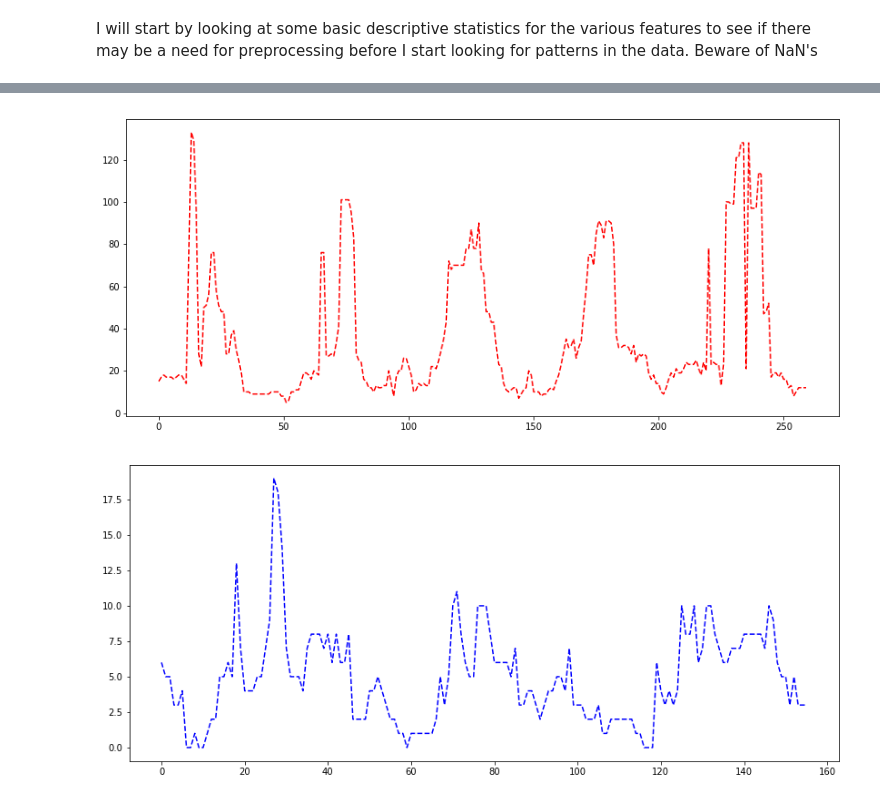
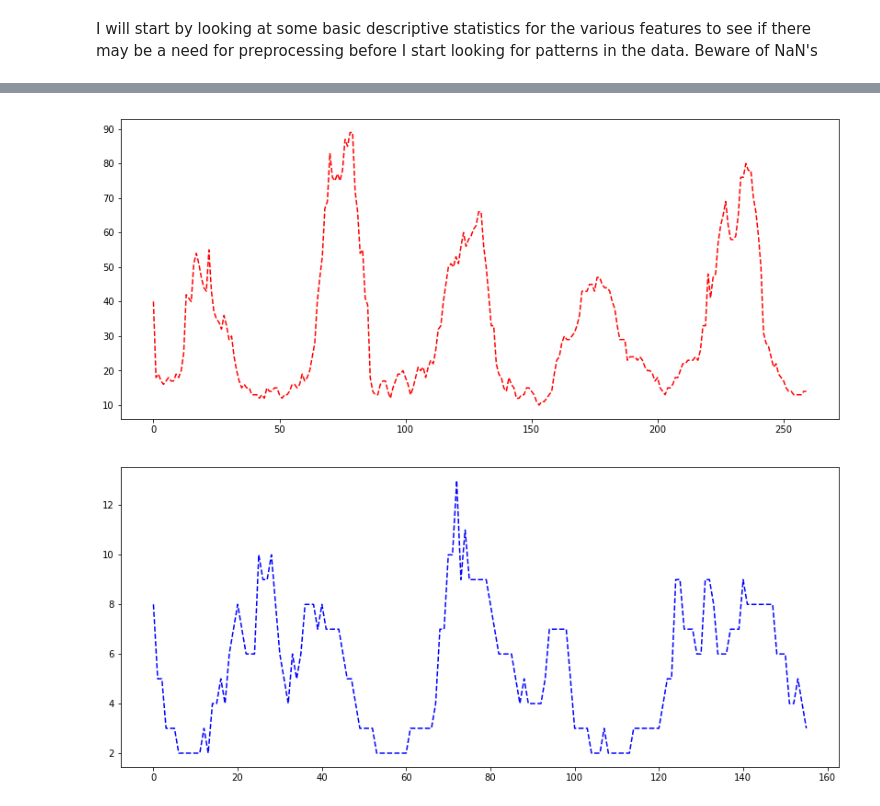
Before and after one commit to TimGore/udacity-machine-learning-projects, a Jupyter notebook: capstone/model/dengue.ipynb, the cells around one changed output, grey strips where cells are left out. Drawn from its saved outputs; the diff is of its cells as text; code cells hidden in the pictures.

Commit message:
Second competition submission
Use the same underlying extra tree model, but use it in a bagging
meta-estimator with 50 models.

```diff
--- a/capstone/model/dengue.ipynb
+++ b/capstone/model/dengue.ipynb
@@ -199,12 +199,12 @@ def fit_regression(features, labels):
 #    regressor = LinearRegression()
 #    regressor = RandomForestRegressor(n_estimators=3, criterion="mse", max_depth=4, random_state=0)
     xtree_model = ExtraTreesRegressor(n_estimators=6, criterion="mae", max_depth=6, random_state=0)
-    svr_model = SVR(kernel='rbf', degree=3, gamma='auto', coef0=0.0, tol=0.001, C=500.0, epsilon=0.1, shrinking=True, cache_size=200, verbose=False, max_iter=-1)
+    svr_model = SVR(kernel='rbf', degree=3, gamma='auto', coef0=0.0, tol=0.001, C=200.0, epsilon=0.1, shrinking=True, cache_size=200, verbose=False, max_iter=-1)
 
-#    regressor = BaggingRegressor(xtree_model, n_estimators=250, max_samples=0.6, max_features=0.5,
-#                           bootstrap=True , bootstrap_features=True, oob_score=True, random_state=0)
+    regressor = BaggingRegressor(xtree_model, n_estimators=50, max_samples=0.6, max_features=0.5,
+                           bootstrap=True , bootstrap_features=True, oob_score=True, random_state=0)
 
-    regressor = xtree_model
+#    regressor = svr_model
     regressor.fit(feat_train_set, labels_train_set)
 
     mean_cases = labels_train_set.mean()
@@ -328,33 +328,33 @@ sj_predicted_values = sj_regressor.predict(sj_features_test)
 np.rint(sj_predicted_values, sj_predicted_values)
 sj_predicted_values = np.int64(sj_predicted_values)
 
 iq_features_test = dengue_features_test.loc['iq'].interpolate()
 create_rolling_avg_features(iq_features_test, 6)
 iq_features_test = iq_features_test.loc[:, iq_optimal_feature_selection]
 iq_predicted_values = iq_regressor.predict(iq_features_test)
 np.rint(iq_predicted_values, iq_predicted_values)
 iq_predicted_values = np.int64(iq_predicted_values)
 
 submission = pd.read_csv("submission_format.csv", index_col=[0, 1, 2])
 submission.total_cases = np.concatenate([sj_predicted_values, iq_predicted_values])
-submission.to_csv("dengue_predictions_1.csv")
+submission.to_csv("dengue_predictions_2.csv")
 
 
 nrows = len(sj_predicted_values)
 week = range(0, nrows)
 plt.figure(figsize=(14,6))
 plt.plot(week, sj_predicted_values, 'r--')
 #fig = plt.gcf()
 #fig.set_size_inches(12,6,forward=True)
 plt.show()
 
 nrows = len(iq_predicted_values)
 week = range(0, nrows)
 plt.figure(figsize=(14,6))
 plt.plot(week, iq_predicted_values, 'b--')
 #fig = plt.gcf()
 #fig.set_size_inchesiq2,6,forward=True)
 plt.show()
 # %% [output]
-[figure, old version]
+[figure, new version]
-[figure, old version]
+[figure, new version]
```
Also changed, not shown: parts of 2 cells of this notebook, 1 other file.
